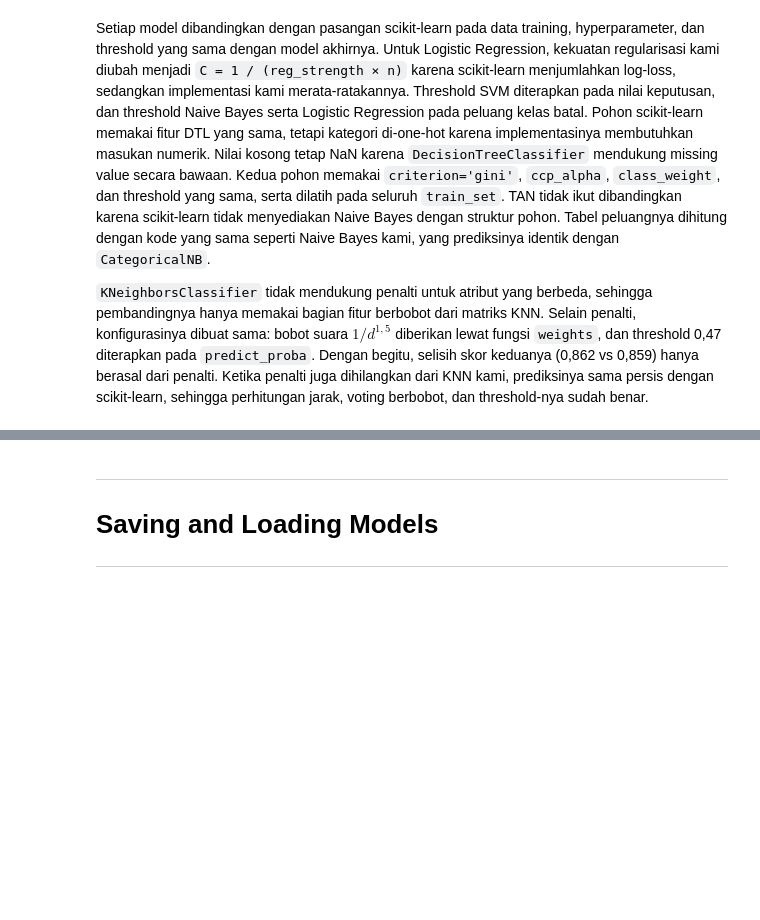
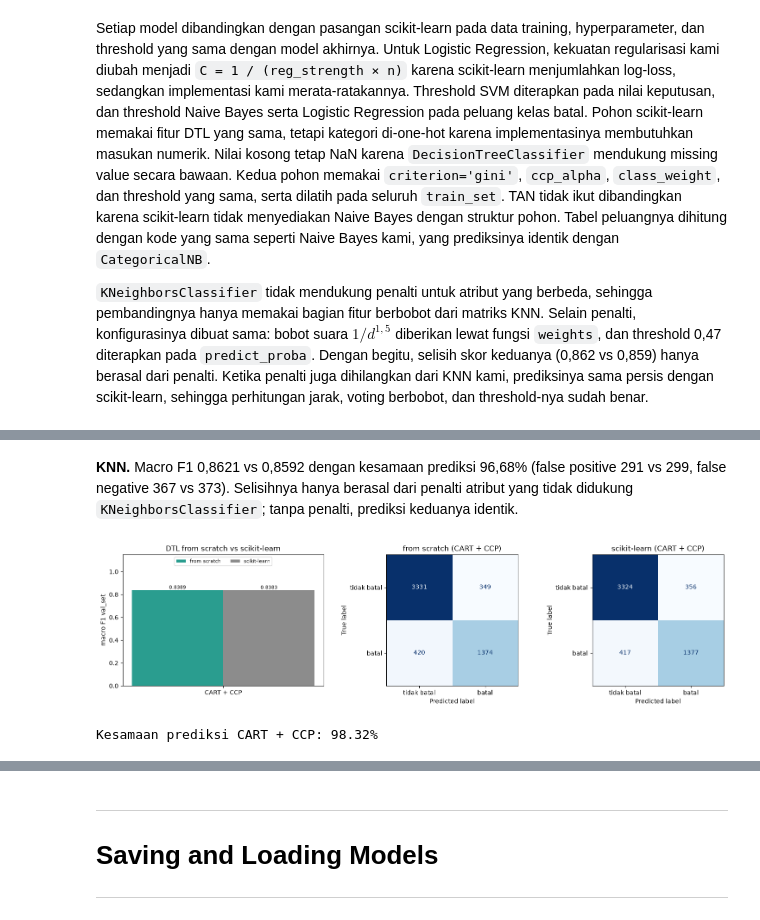
Before and after one commit to Alvacodee/IF3170_G13_brownbear, a Jupyter notebook: src/IF3170_G13_brownbear.ipynb, the cells around one changed output, grey strips where cells are left out. Saved outputs shown, nothing was run; the diff lists cells and outputs as text; code cells hidden in the pictures; blank space fills up the shorter version.

```diff
--- a/src/IF3170_G13_brownbear.ipynb
+++ b/src/IF3170_G13_brownbear.ipynb
@@ -1811,0 +1850,7 @@ Setiap model dibandingkan dengan pasangan scikit-learn pada data training, hyper
+# %% [markdown]
+**KNN.** Macro F1 0,8621 vs 0,8592 dengan kesamaan prediksi 96,68% (false positive 291 vs 299, false negative 367 vs 373). Selisihnya hanya berasal dari penalti atribut yang tidak didukung `KNeighborsClassifier`; tanpa penalti, prediksi keduanya identik.
+# %%
+plot_vs_sklearn('DTL', ['CART'], ['CART + CCP'], 'CART', 'dtl_vs_sklearn.png')
+# %% [output]
+[figure, added]
+Kesamaan prediksi CART + CCP: 98.32%
```
Also changed, not shown: parts of 23 cells of this notebook, 11 other files.
